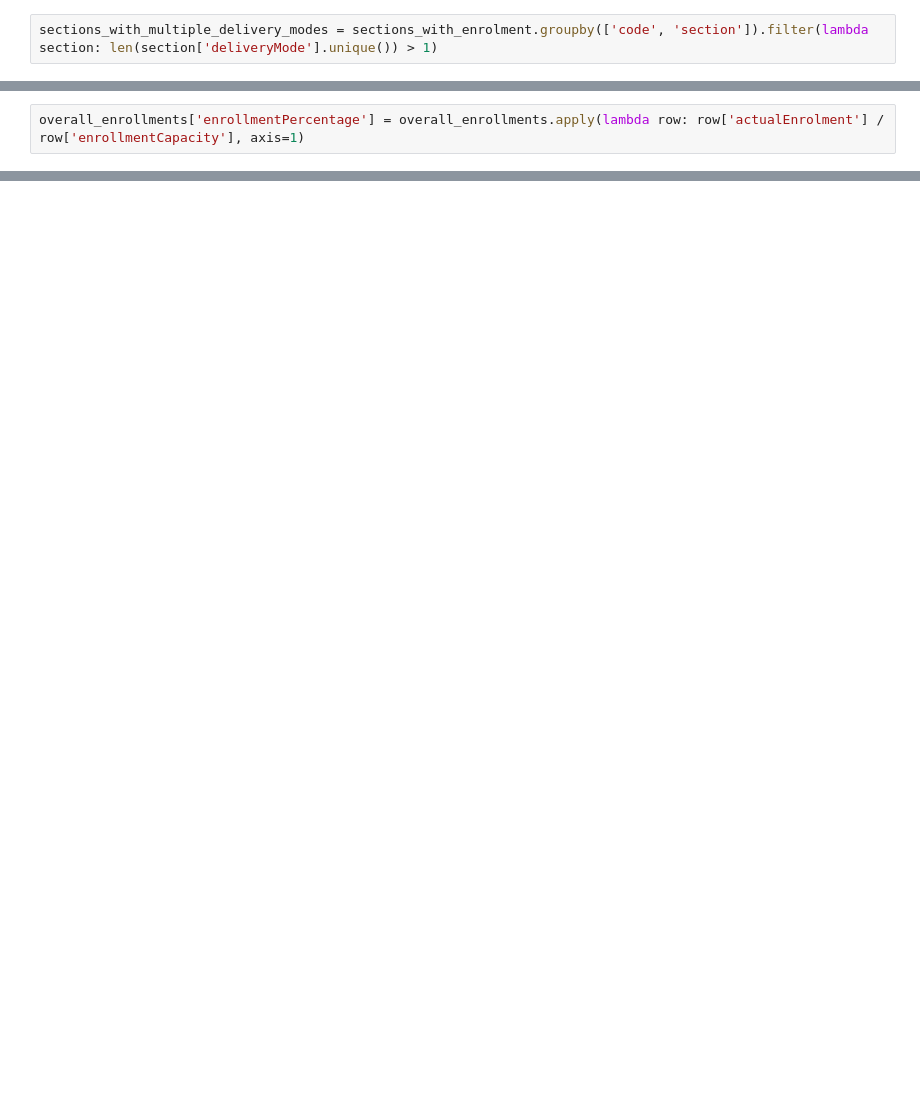
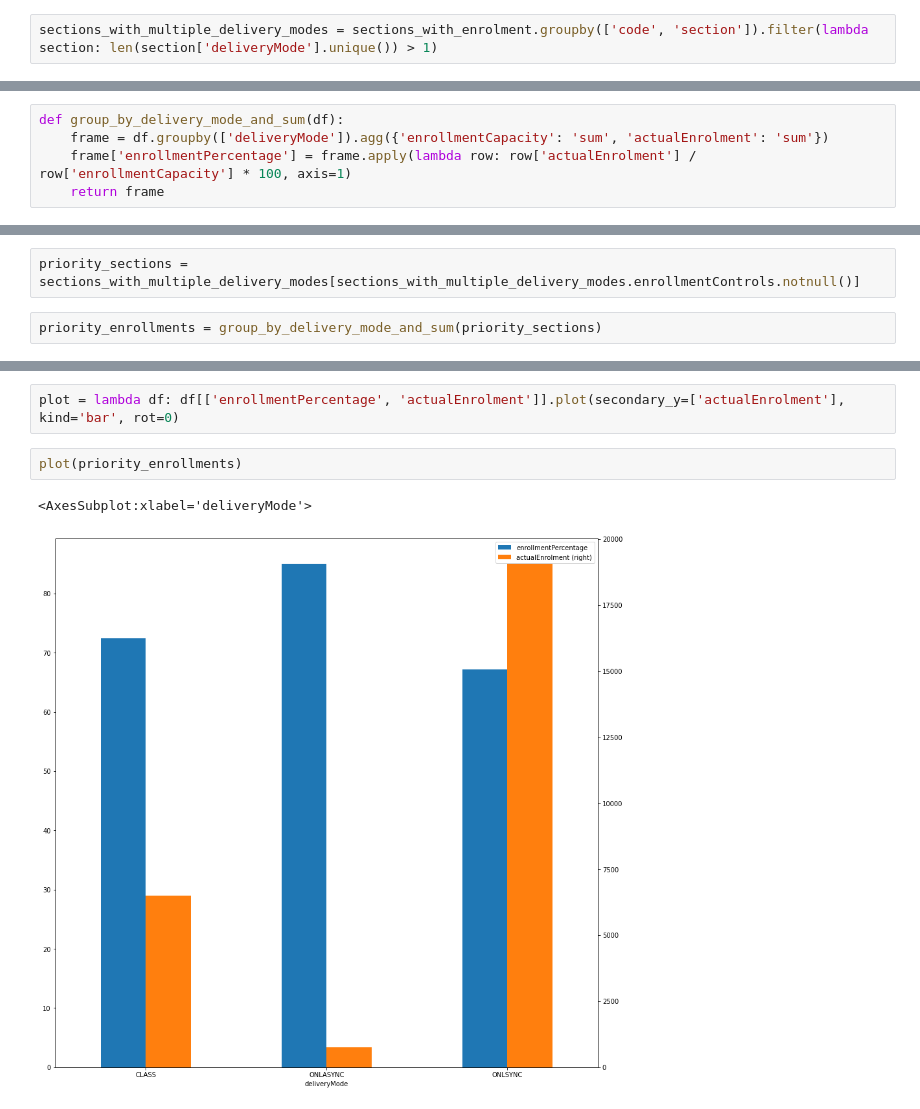
Before and after one commit to ragalie/uoft-timetable-data, a Jupyter notebook: notebooks/enrollmentByOnline.ipynb, the cells around one changed output, grey strips where cells are left out. Drawn from its saved outputs; the diff is of its cells as text; blank space fills up the shorter version.

```diff
--- a/notebooks/enrollmentByOnline.ipynb
+++ b/notebooks/enrollmentByOnline.ipynb
@@ -104,2 +83,5 @@ overall_enrollments = sections_with_multiple_delivery_modes.groupby(['deliveryMo
 # %%
-overall_enrollments['enrollmentPercentage'] = overall_enrollments.apply(lambda row: row['actualEnrolment'] / row['enrollmentCapacity'], axis=1)
+def group_by_delivery_mode_and_sum(df):
+    frame = df.groupby(['deliveryMode']).agg({'enrollmentCapacity': 'sum', 'actualEnrolment': 'sum'})
+    frame['enrollmentPercentage'] = frame.apply(lambda row: row['actualEnrolment'] / row['enrollmentCapacity'] * 100, axis=1)
+    return frame
@@ -123,0 +120,4 @@ all_first_year_enrollments
+# %%
+priority_sections = sections_with_multiple_delivery_modes[sections_with_multiple_delivery_modes.enrollmentControls.notnull()]
+# %%
+priority_enrollments = group_by_delivery_mode_and_sum(priority_sections)
@@ -123,0 +132,7 @@ all_first_year_enrollments
+# %%
+plot = lambda df: df[['enrollmentPercentage', 'actualEnrolment']].plot(secondary_y=['actualEnrolment'], kind='bar', rot=0)
+# %%
+plot(priority_enrollments)
+# %% [output]
+<AxesSubplot:xlabel='deliveryMode'>
+[figure, added]
```
Also changed, not shown: parts of 21 cells of this notebook.
